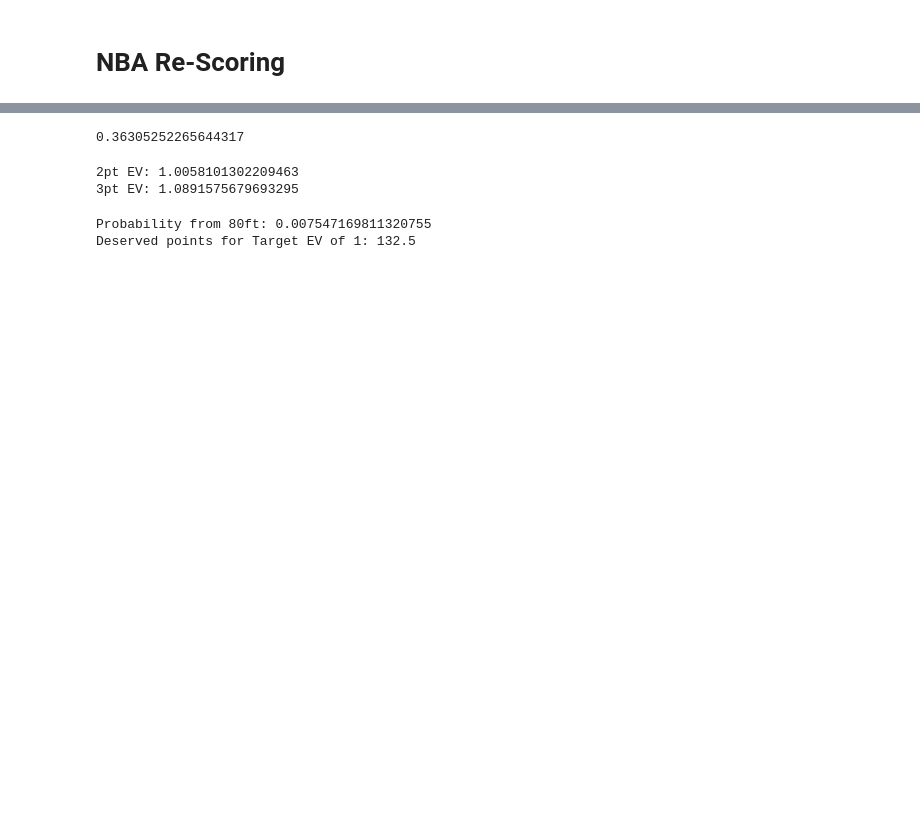
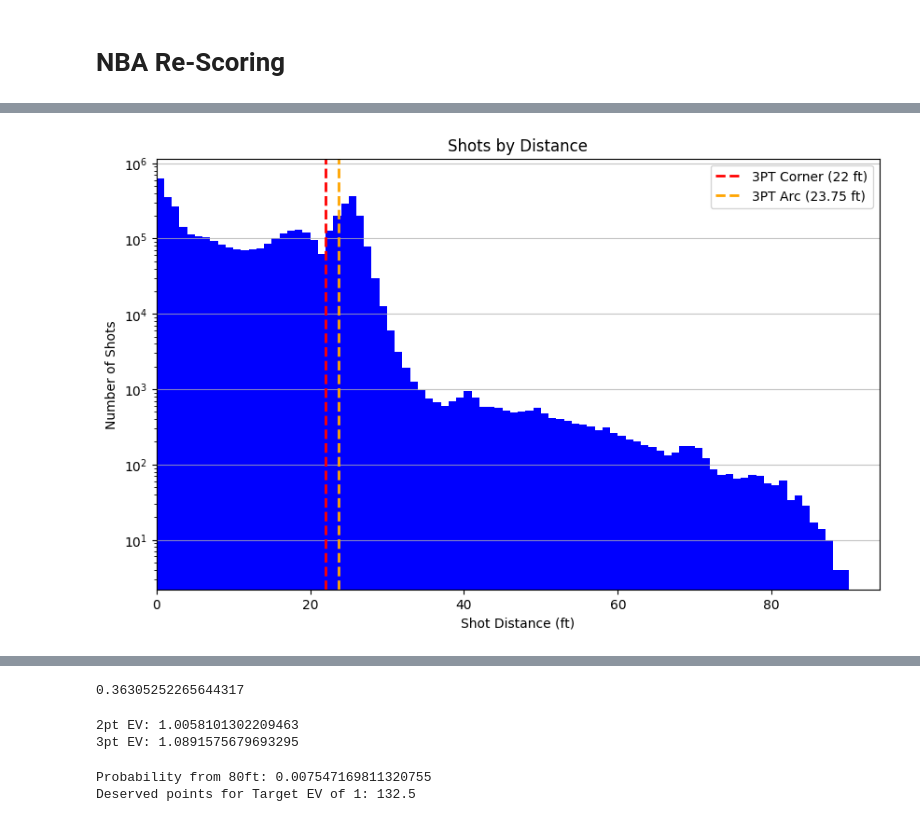
Before and after one commit to qghop/NBA-Re-Scoring, a Jupyter notebook: nba_re-scoring.ipynb, the cells around one changed output, grey strips where cells are left out. Cells and saved outputs as stored; diff of their text form; code cells hidden in the pictures; blank space fills up the shorter version.

```diff
--- a/nba_re-scoring.ipynb
+++ b/nba_re-scoring.ipynb
@@ -105,0 +64,4 @@ def calculate_shot_probability(df, d1, d2):
+# %%
+u.plot_shots_by_distance(df)
+# %% [output]
+[figure, added]
```
Also changed, not shown: parts of 15 cells of this notebook, 1 other file.
